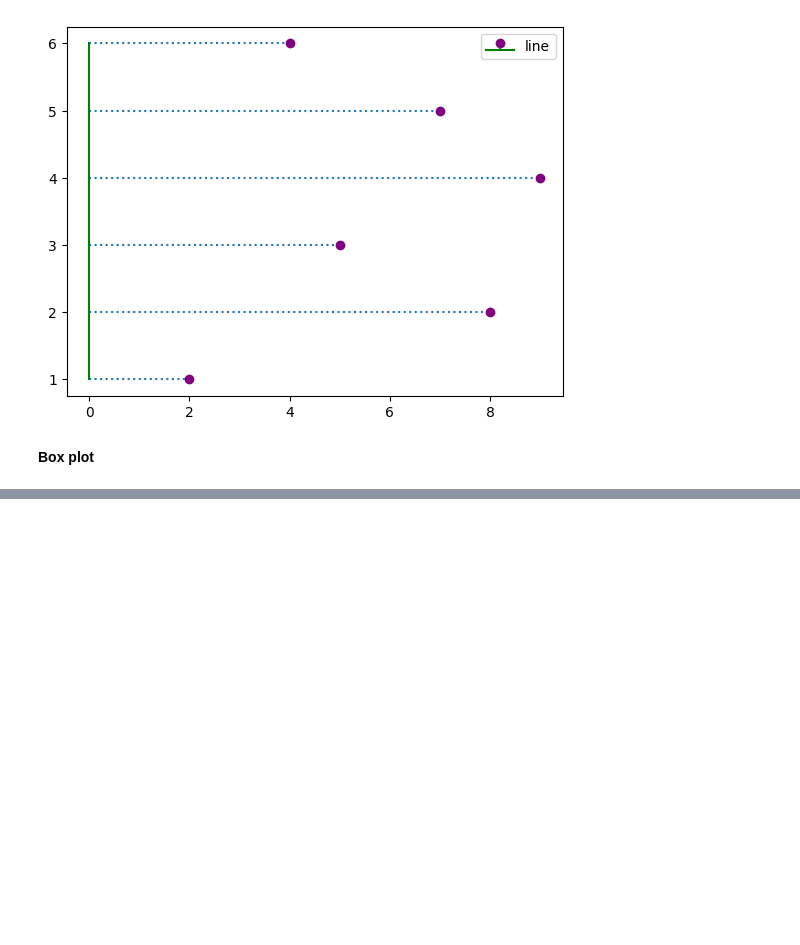
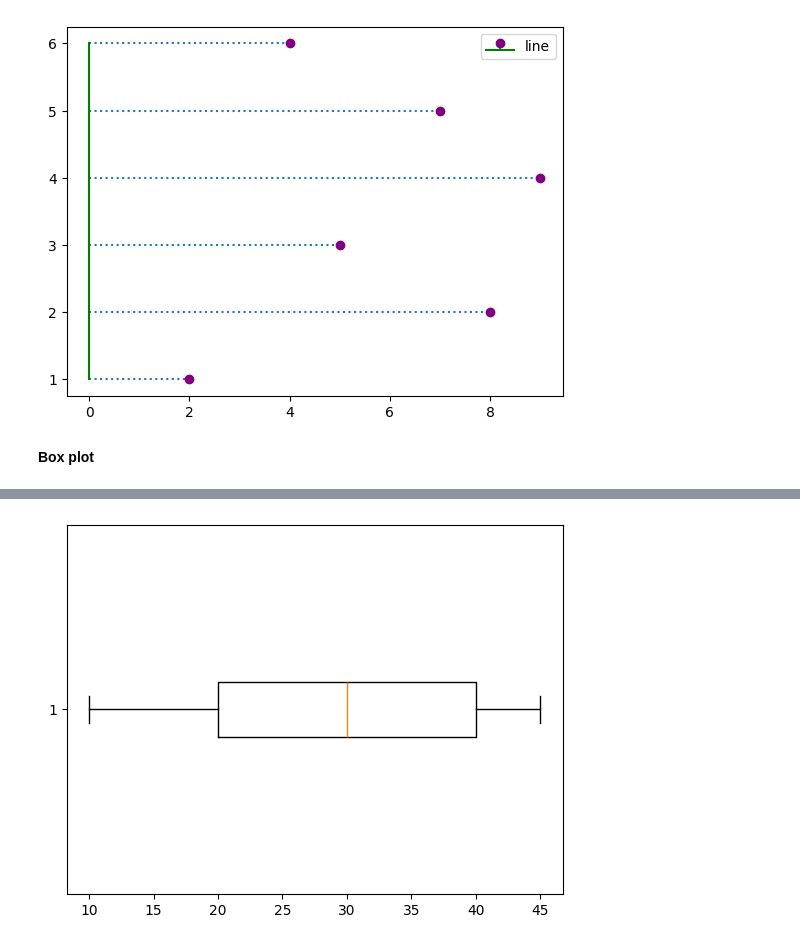
Before and after one commit to NishmthaM/matplotlib_python, a Jupyter notebook: Matplotlib.ipynb, the cells around one changed output, grey strips where cells are left out. Saved outputs shown, nothing was run; the diff lists cells and outputs as text; code cells hidden in the pictures; blank space fills up the shorter version.

```diff
--- a/Matplotlib.ipynb
+++ b/Matplotlib.ipynb
@@ -411,0 +424,8 @@ x=[10,20,30,40,45]
+# %%
+import matplotlib.pyplot as plt
+
+x=[10,20,30,40,45]
+plt.boxplot(x,vert=False) # vertical== vert
+plt.show()
+# %% [output]
+[figure, added]
```
Also changed, not shown: parts of 4 cells of this notebook.
